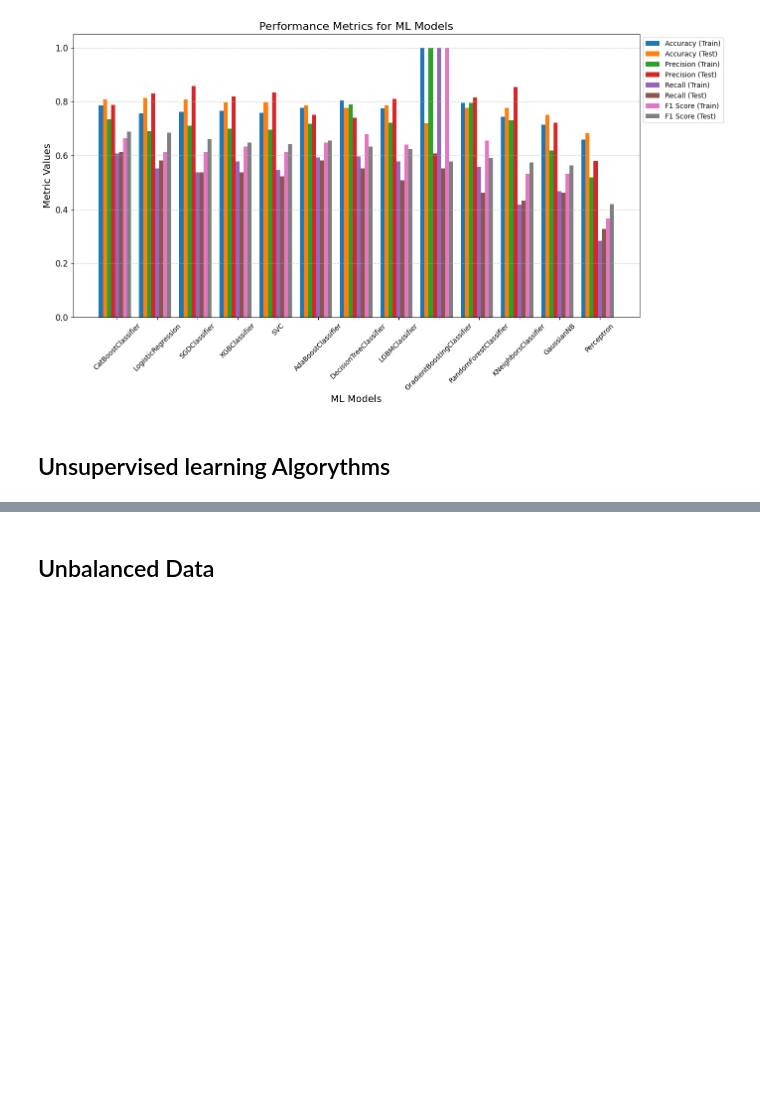
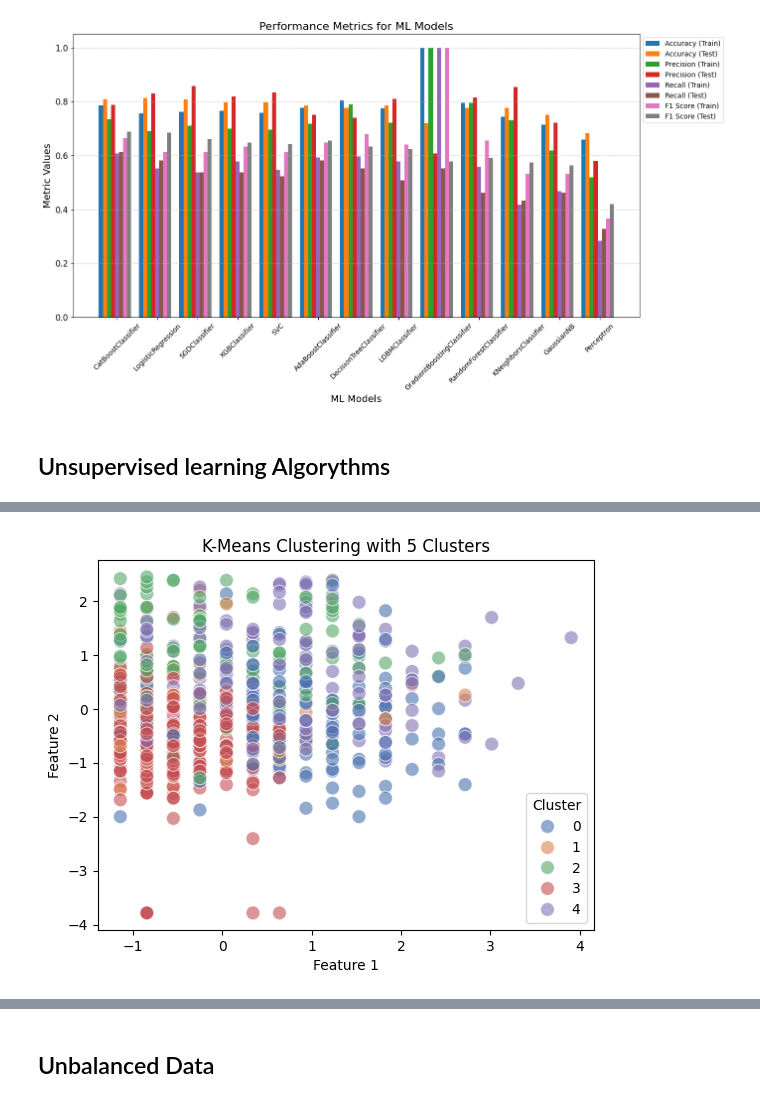
Before and after one commit to waheb-1988/machine_learning_pipeline, a Jupyter notebook: diabetes/eda.ipynb, the cells around one changed output, grey strips where cells are left out. Cells and saved outputs as stored; diff of their text form; code cells hidden in the pictures; blank space fills up the shorter version.

```diff
--- a/diabetes/eda.ipynb
+++ b/diabetes/eda.ipynb
@@ -1608,0 +1626,4 @@ fig.show()
+# %%
+from sklearn.cluster import KMeans, AgglomerativeClustering , DBSCAN
+k_mean_model = KMeans(n_clusters=5) # After check te elbow method
+cluster_labels = k_mean_model.fit_predict(df_scaled)
@@ -1608,0 +1649,10 @@ fig.show()
+# %%
+# Plotting the clusters
+sns.scatterplot(x=df_scaled[:, 0], y=df_scaled[:, 1], hue=cluster_labels, palette="deep", s=100, alpha=0.6)
+plt.title("K-Means Clustering with 5 Clusters")
+plt.xlabel("Feature 1")  # Update with actual feature name if needed
+plt.ylabel("Feature 2")  # Update with actual feature name if needed
+plt.legend(title="Cluster")
+plt.show()
+# %% [output]
+[figure, added]
```
Also changed, not shown: parts of 41 cells of this notebook, 3 other files.
